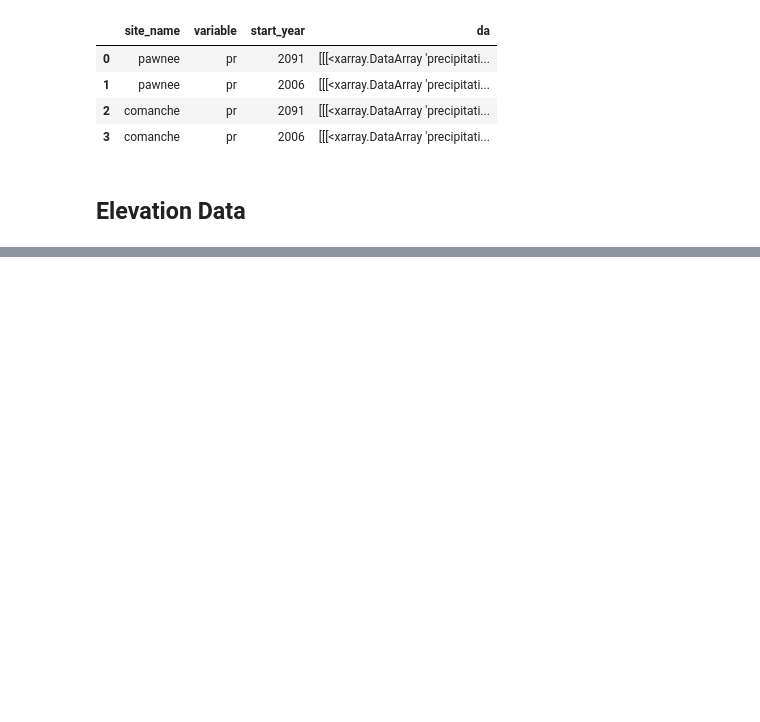
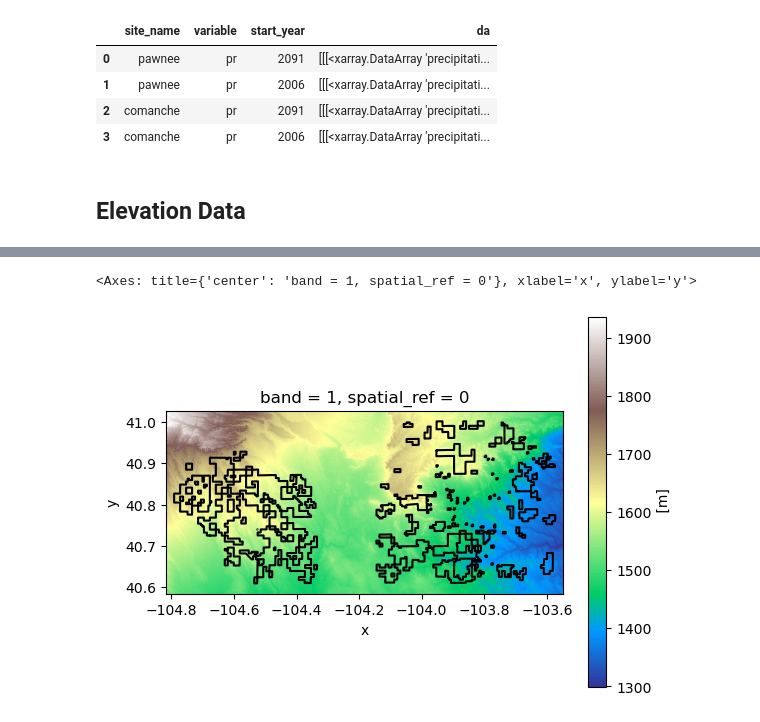
Before and after one commit to akpost21/Habitat-Suitability, a Jupyter notebook: habitat_suitability_workflow.ipynb, the cells around one changed output, grey strips where cells are left out. Cells and saved outputs as stored; diff of their text form; code cells hidden in the pictures; blank space fills up the shorter version.

Commit message:
download elevation data

```diff
--- a/habitat_suitability_workflow.ipynb
+++ b/habitat_suitability_workflow.ipynb
@@ -554,2 +546,7 @@ maca_df
 # %% [markdown]
 ## Elevation Data
+# %%
+#Make folder to store elevation data within data_dir
+elevation_dir = os.path.join(data_dir, 'srtm')
+os.makedirs(elevation_dir, exist_ok= True)
+elevation_dir
@@ -555,0 +585,8 @@ maca_df
+# %%
+# Define spatial bounds- must be tuple to work with earthaccess
+pawnee_bounds_elev = tuple(pawnee_gdf.total_bounds)
+# Define buffer around bounds
+buffer = 0.025
+xmin, ymin, xmax, ymax = pawnee_bounds_elev
+pawnee_bounds_elev_buffer = (xmin-buffer, ymin-buffer, xmax+buffer, ymax+buffer)
+pawnee_bounds_elev_buffer
@@ -555,0 +598,12 @@ maca_df
+# %%
+# add "if " statement to only dowbload if not already downloaded
+srtm_pattern = os.path.join(elevation_dir, "*.ght.zip")
+if not glob(srtm_pattern):
+
+    # Download strm data
+    srtm_results = earthaccess.search_data(
+        short_name = 'SRTMGL1',
+        bounding_box=pawnee_bounds_elev_buffer)
+
+    # Download all tiles
+    srtm_results_files = earthaccess.download(srtm_results, elevation_dir)
@@ -555,0 +617,18 @@ maca_df
+# %%
+# Create loop to open all the files
+srtm_da_list = []
+
+for srtm_path in srtm_results_files:
+    srtm_tile_da = rxr.open_rasterio(srtm_path, mask_and_scale=True).squeeze()
+    cropped_srtm_da = srtm_tile_da.rio.clip_box(*pawnee_bounds_elev_buffer)
+    srtm_da_list.append(cropped_srtm_da)
+
+srtm_da = rxrmerge.merge_arrays(srtm_da_list)
+srtm_da.plot(cmap='terrain')
+
+# To stack plots use 'gca' (get current axes)
+# Use "boundary" to show line instead of filled shapes
+pawnee_gdf.boundary.plot(ax=plt.gca(), color='black')
+# %% [output]
+<Axes: title={'center': 'band = 1, spatial_ref = 0'}, xlabel='x', ylabel='y'>
+[figure, added]
```
Also changed, not shown: parts of 17 cells of this notebook.
